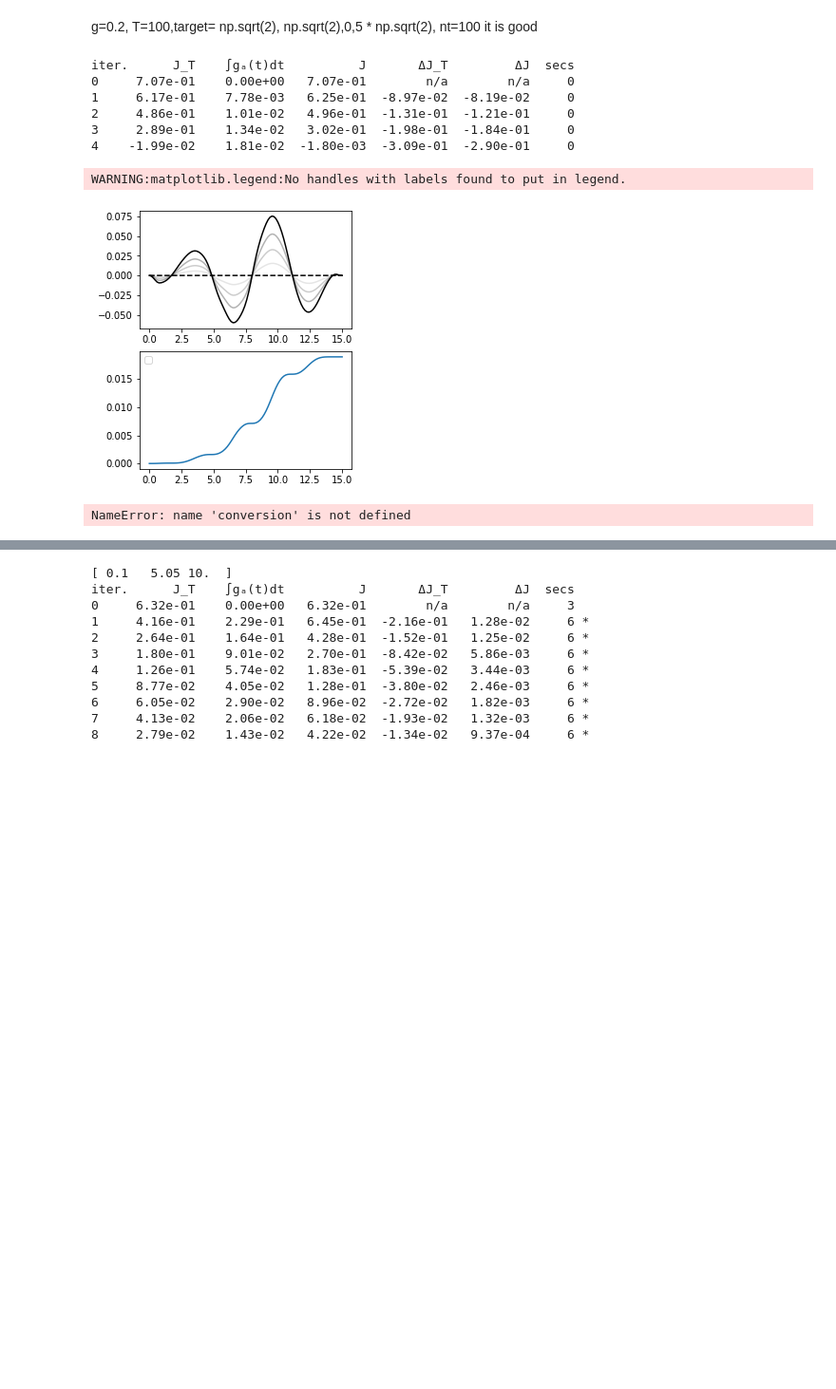
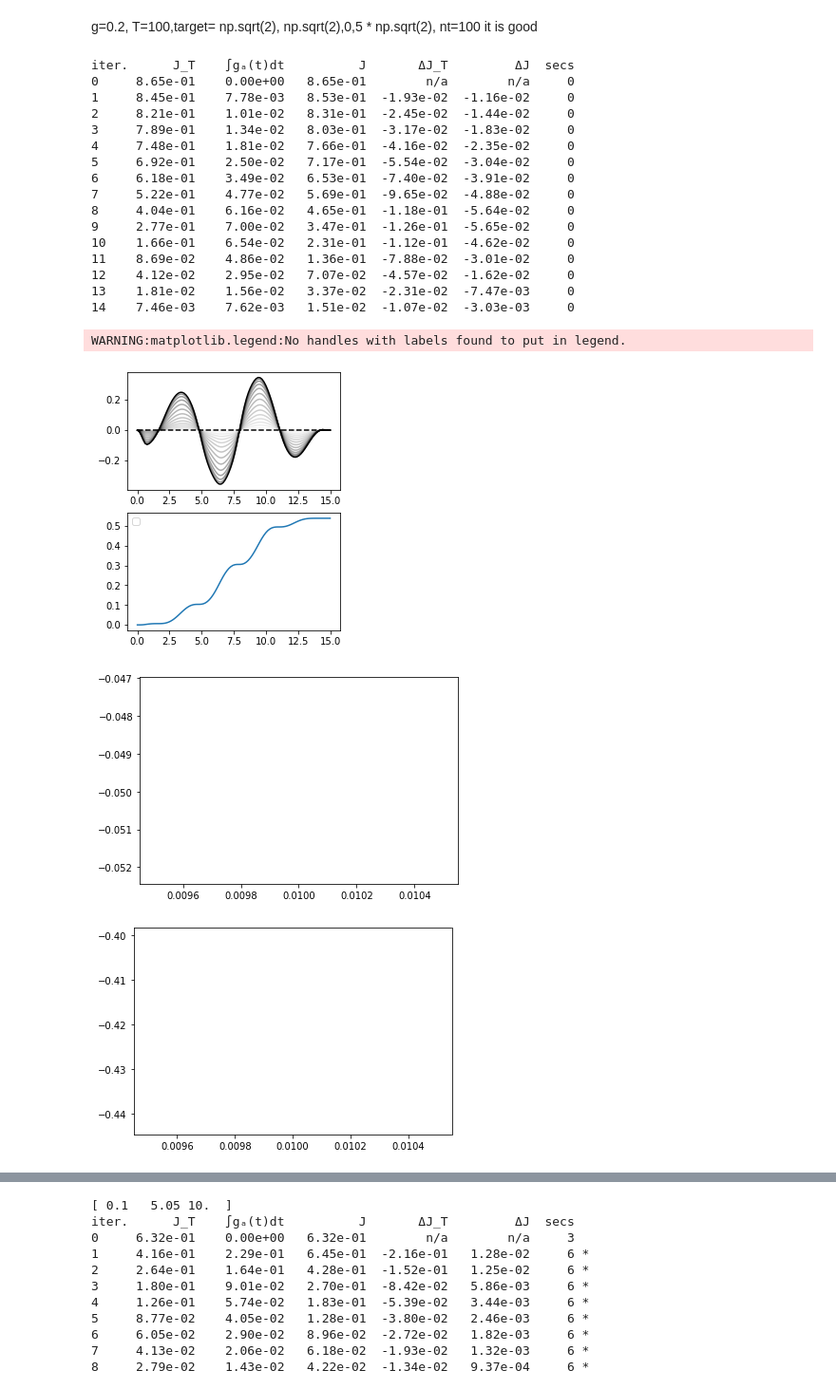
Before and after one commit to gsuarezr/krotov, a Jupyter notebook: Mixed/Linear/Gaussian(dissipation).ipynb, the cells around one changed output, grey strips where cells are left out. Shown: that part at 95% size. Saved outputs shown, nothing was run; the diff lists cells and outputs as text; code cells hidden in the pictures; blank space fills up the shorter version.

```diff
--- a/Mixed/Linear/Gaussian(dissipation).ipynb
+++ b/Mixed/Linear/Gaussian(dissipation).ipynb
@@ -229,24 +229,25 @@ def plot_iterations(opt_result):
     plt.legend()
     plt.show(fig)
 
-def Power(vector,T):
-    psi=vector[0]
-    Energy=np.zeros(nt)
-    Ergotropy=np.zeros(nt)
-    for i in range (0,nt):
-        Energy[i]=1/2*(np.real(psi[i][5])+np.real(psi[i][14])+(np.real(psi[i][2]))**2+(np.real(psi[i][4]))**2)-1/2
-        D=np.real((1+2*np.real(Energy[i])-np.abs(np.real(psi[i][2])+1j*np.real(psi[i][4]))**2)**2-4*np.abs(1/2*(np.real(psi[i][9])+np.real(psi[i][2])**2-(np.real(psi[i][14])+np.real(psi[i][4])**2)+1j*2*(np.real(psi[i][11])+np.real(psi[i][2])*np.real(psi[i][4])))-1/2*(np.real(psi[i][2])+1j*np.real(psi[i][4]))**2)**2)
-        Ergotropy[i]=np.real(Energy[i]-(np.sqrt(D)-1)/2)
-    return Ergotropy[nt-1]/T
-
-def Ratio(vector):
+def Power(vector,w0):
     psi=vector[0]
     Energy=np.zeros(nt)
     Ergotropy=np.zeros(nt)
     for i in range (0,nt):
         vec,covar=conversion(psi[i])
-        Energy[i]=1/2*(np.real(covar[0,0])+np.real(covar[3,3])+(np.real(vec[2]))**2+(np.real(vec[3]))**2)-1/2
-        D=np.real((1+2*np.real(Energy[i])-np.abs(np.real(vec[2])+1j*np.real(vec[3]))**2)**2-4*np.abs(1/2*(np.real(covar[2,2])+np.real(vec[2])**2-(np.real(covar[3,3])+np.real(vec[3])**2)+1j*2*(np.real(covar[2,3])+np.real(vec[2])*np.real(vec[3])))-1/2*(np.real(vec[2])+1j*np.real(vec[3]))**2)**2)
+        Energy[i]=1/2*(w0**2*np.real(covar[2,2])+np.real(covar[3,3])+w0**2*(np.real(vec[2]))**2+(np.real(vec[3]))**2)-1/2
+        D=np.real((1+2/w0*np.real(Energy[i])-w0*np.abs(np.real(vec[2])+1j*np.real(vec[3]))**2)**2-4*np.abs(w0*1/2*(np.real(covar[2,2])+np.real(vec[2])**2-1/(w0**2)*(np.real(covar[3,3])+np.real(vec[3])**2))+1j*(np.real(covar[2,3])+np.real(vec[2])*np.real(vec[3])))-w0/2*(np.real(vec[2])+1j/w0*np.real(vec[3]))**2)**2
+        Ergotropy[i]=np.real(Energy[i]-(np.sqrt(D)-1)/2)
+    return Ergotropy[nt-1]/T
+
+def Ratio(vector,w0):
+    psi=vector[0]
+    Energy=np.zeros(nt)
+    Ergotropy=np.zeros(nt)
+    for i in range (0,nt):
+        vec,covar=conversion(psi[i])
+        Energy[i]=1/2*(w0**2*np.real(covar[2,2])+np.real(covar[3,3])+w0**2*(np.real(vec[2]))**2+(np.real(vec[3]))**2)-1/2
+        D=np.real((1+2/w0*np.real(Energy[i])-w0*np.abs(np.real(vec[2])+1j*np.real(vec[3]))**2)**2-4*np.abs(w0*1/2*(np.real(covar[2,2])+np.real(vec[2])**2-1/(w0**2)*(np.real(covar[3,3])+np.real(vec[3])**2))+1j*(np.real(covar[2,3])+np.real(vec[2])*np.real(vec[3])))-w0/2*(np.real(vec[2])+1j/w0*np.real(vec[3]))**2)**2
         Ergotropy[i]=np.real(Energy[i]-(np.sqrt(D)-1)/2)
     return Ergotropy[nt-1]/Energy[nt-1]
 
@@ -274,40 +275,50 @@ for j in range (0,len(Temp)):
           )
       ]
 
     opt_result = krotov.optimize_pulses(
       objectives,
       pulse_options=pulse_options,
       tlist=tlist,
       fieldcoupling=mu,
       propagator=krotov.propagators.expm,
       chi_constructor=krotov.functionals.chis_ss,
       info_hook=krotov.info_hooks.print_table(J_T=krotov.functionals.J_T_ss),
       check_convergence=krotov.convergence.Or(
           krotov.convergence.value_below('9e-3', name='J_T'),
           krotov.convergence.check_monotonic_error,
           #krotov.convergence.check_monotonic_fidelity,
 
       ),
         iter_stop=20,
         store_all_pulses=True,
         overlap=inte,norm=lambda x: 1
     )
     plot_iterations(opt_result)
-
-    power[j]=Power(opt_result.states,T)
-    ratio[j]=Ratio(opt_result.states)
+    power[j]=Power(opt_result.states,omega)
+    ratio[j]=Ratio(opt_result.states,omega)
 plt.figure()
 plt.plot(Temp,power)
 plt.figure()
 plt.plot(Temp,ratio)
 plt.show()
 # %% [output]
 iter.      J_T    ∫gₐ(t)dt          J       ΔJ_T         ΔJ  secs
-0     7.07e-01    0.00e+00   7.07e-01        n/a        n/a     0
-1     6.17e-01    7.78e-03   6.25e-01  -8.97e-02  -8.19e-02     0
-2     4.86e-01    1.01e-02   4.96e-01  -1.31e-01  -1.21e-01     0
-3     2.89e-01    1.34e-02   3.02e-01  -1.98e-01  -1.84e-01     0
-4    -1.99e-02    1.81e-02  -1.80e-03  -3.09e-01  -2.90e-01     0
+0     8.65e-01    0.00e+00   8.65e-01        n/a        n/a     0
+1     8.45e-01    7.78e-03   8.53e-01  -1.93e-02  -1.16e-02     0
+2     8.21e-01    1.01e-02   8.31e-01  -2.45e-02  -1.44e-02     0
+3     7.89e-01    1.34e-02   8.03e-01  -3.17e-02  -1.83e-02     0
+4     7.48e-01    1.81e-02   7.66e-01  -4.16e-02  -2.35e-02     0
+5     6.92e-01    2.50e-02   7.17e-01  -5.54e-02  -3.04e-02     0
+6     6.18e-01    3.49e-02   6.53e-01  -7.40e-02  -3.91e-02     0
+7     5.22e-01    4.77e-02   5.69e-01  -9.65e-02  -4.88e-02     0
+8     4.04e-01    6.16e-02   4.65e-01  -1.18e-01  -5.64e-02     0
+9     2.77e-01    7.00e-02   3.47e-01  -1.26e-01  -5.65e-02     0
+10    1.66e-01    6.54e-02   2.31e-01  -1.12e-01  -4.62e-02     0
+11    8.69e-02    4.86e-02   1.36e-01  -7.88e-02  -3.01e-02     0
+12    4.12e-02    2.95e-02   7.07e-02  -4.57e-02  -1.62e-02     0
+13    1.81e-02    1.56e-02   3.37e-02  -2.31e-02  -7.47e-03     0
+14    7.46e-03    7.62e-03   1.51e-02  -1.07e-02  -3.03e-03     0
 WARNING:matplotlib.legend:No handles with labels found to put in legend.
-[figure, old version]
+[figure, new version]
-NameError: name 'conversion' is not defined
+[figure, added]
+[figure, added]
```
Also changed, not shown: parts of 14 cells of this notebook.
